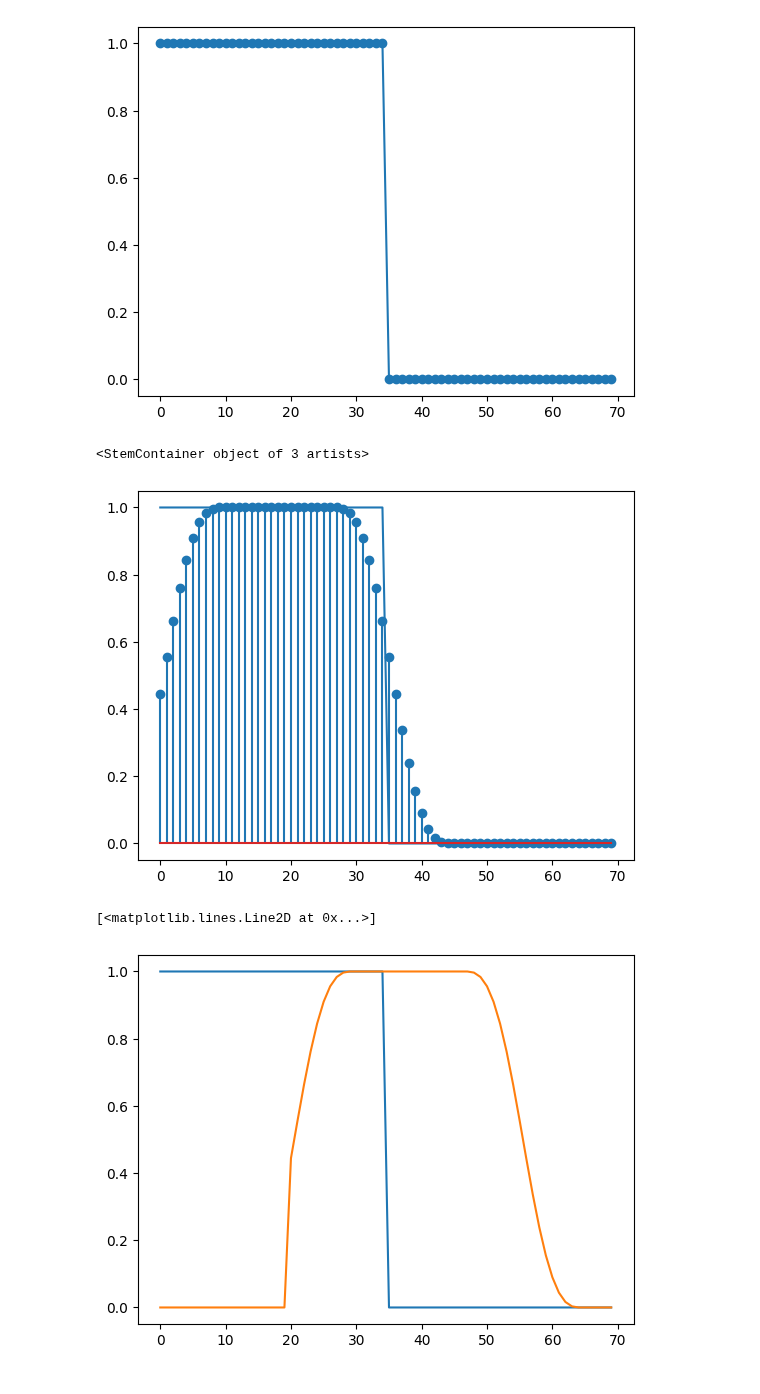
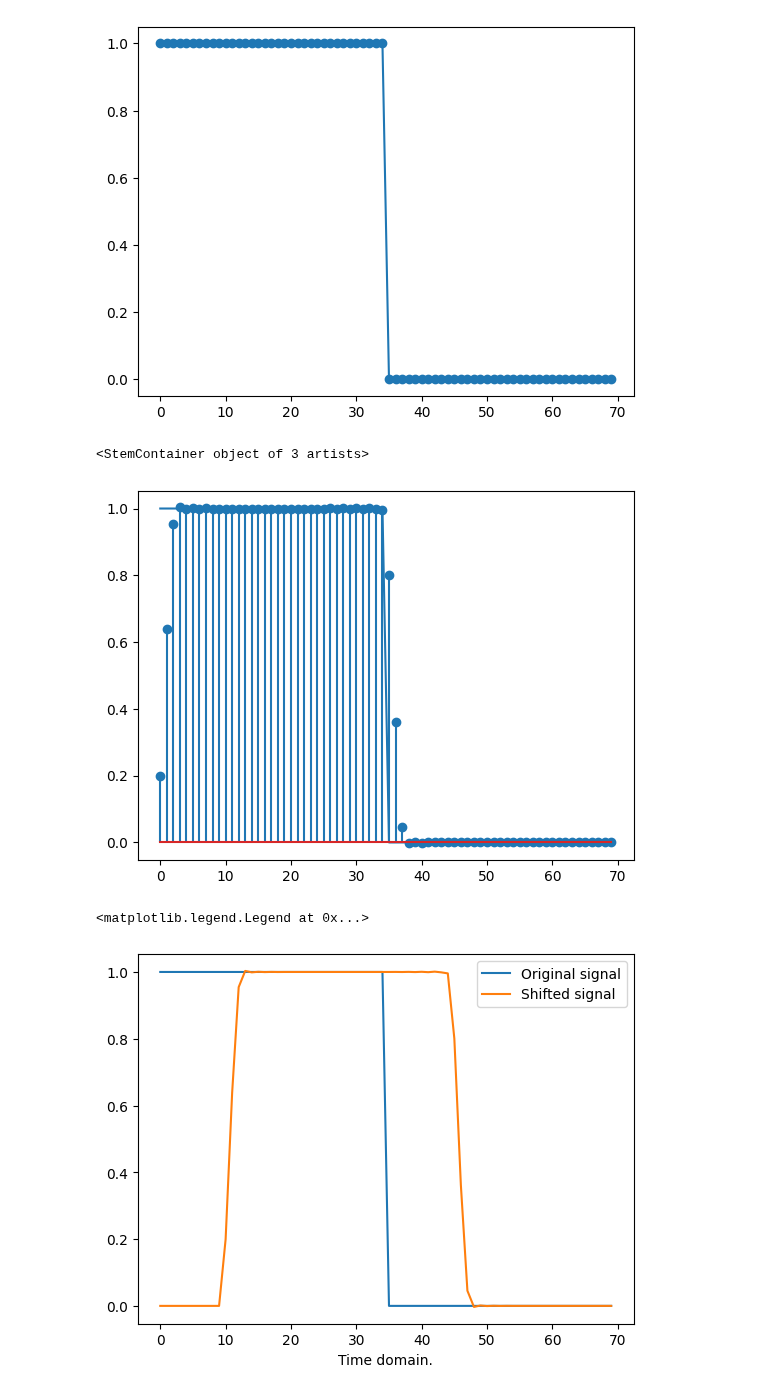
Before and after one commit to DylanReidRamelli/Bachelor-Project-2023, a Jupyter notebook: notebook/filter.ipynb, the cells around one changed output. Cells and saved outputs as stored; diff of their text form; code cells hidden in the pictures.

```diff
--- a/notebook/filter.ipynb
+++ b/notebook/filter.ipynb
@@ -7,9 +7,9 @@ import math as m
 def wavenum(i, N) : return (i + N // 2) % N - N // 2
 # %%
 # Create filter.
-filter_size = 40
+filter_size = 20
 
-M = 3
+M = 3/2
 H = np.zeros(filter_size, dtype=complex)
 
 for i in range(filter_size):
@@ -24,6 +24,7 @@ for i in range(filter_size):
     else:
         H[i] += -(2 * M**2 * a * np.sin(M * a))/(M**2 * a**2 - np.pi**2)
 
+    print(H[i])
     # G_a, integral from -M to M of e^(-iwt)
     if a != 0:
         H[i] += 2 * np.sin(M * a) / a
@@ -32,7 +33,7 @@ for i in range(filter_size):
 
 
 H /= 2.0 * M
+
 plt.stem(np.arange(filter_size),  np.fft.fftshift(H).real)
 plt.xlabel("Frequencies.")
-plt.title("Filter with M="+ str(M) + ".")
 # %% [output]
@@ -49,6 +70,6 @@ Text(0.5, 0, 'Time Domain')
 # %%
 #Shift phase. Based on size of filter since it is that which we are shifting now.
-SHIFT = 20.0001
+SHIFT = 10
 delta = SHIFT % 1
 L = np.zeros(filter_size, dtype=complex)
 for i in range(filter_size):
@@ -107,14 +138,16 @@ plt.plot(x_o,x)
 plt.stem(x_o,x_shifted_filter.real)
 # %% [output]
 <StemContainer object of 3 artists>
-[figure, old version]
+[figure, new version]
 # %%
 x_shifted = np.zeros(n, dtype=complex)
 for i in range(n):
         new_index = (i + int(SHIFT)) % n
         x_shifted[new_index] = x_shifted_filter[i]
-plt.plot(x_o,x)
-plt.plot(x_o,x_shifted.real)
+plt.plot(x_o,x, label="Original signal")
+plt.plot(x_o,x_shifted.real, label= "Shifted signal")
+plt.xlabel("Time domain.")
+plt.legend()
 # %% [output]
-[<matplotlib.lines.Line2D at 0x...>]
+<matplotlib.legend.Legend at 0x...>
-[figure, old version]
+[figure, new version]
```
Also changed, not shown: parts of 6 cells of this notebook, 18 other files.
